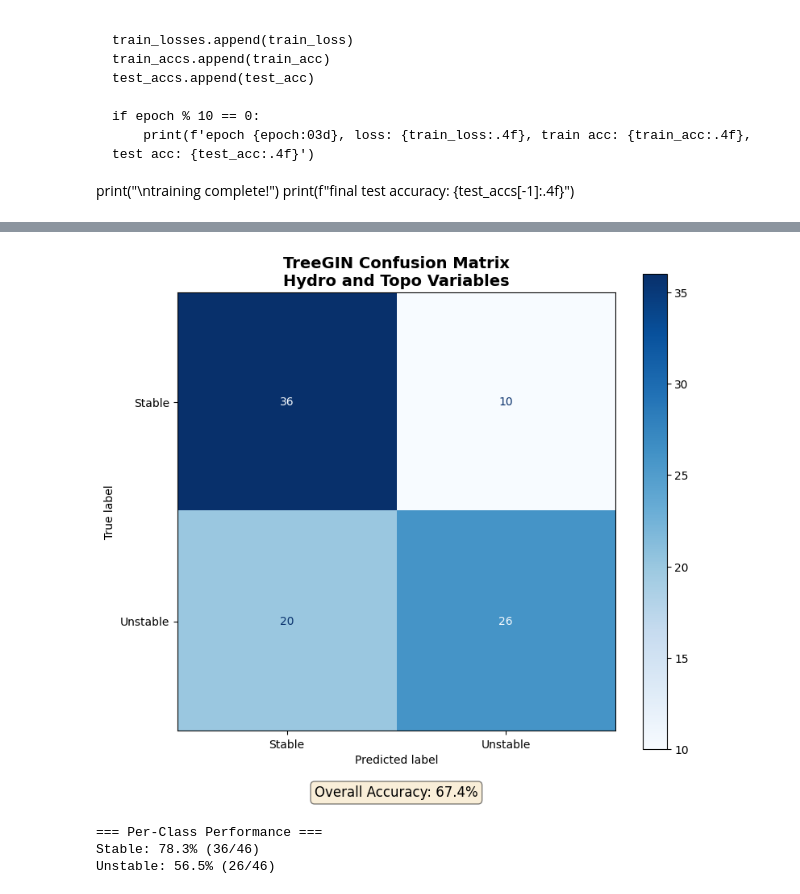
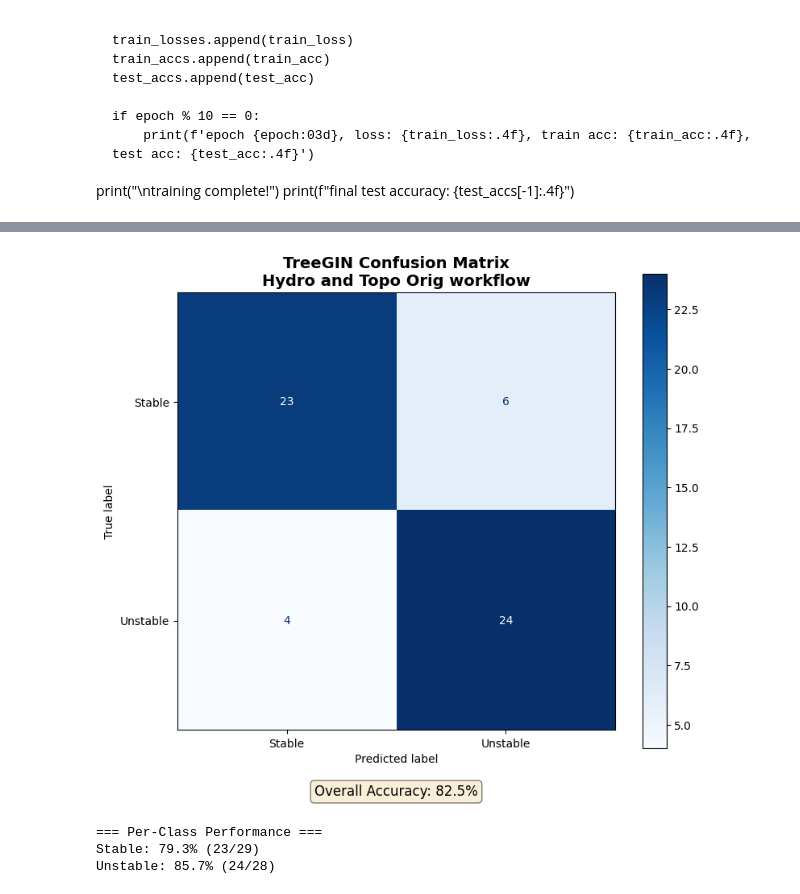
Before and after one commit to waltersn-maine/gdnn, a Jupyter notebook: WolfGraph/0.WolfGIN.ipynb, the cells around one changed output, grey strips where cells are left out. Cells and saved outputs as stored; diff of their text form; code cells hidden in the pictures.

```diff
--- a/WolfGraph/0.WolfGIN.ipynb
+++ b/WolfGraph/0.WolfGIN.ipynb
@@ -21,9 +21,10 @@ import random # to undersample trees
 torch.manual_seed(42)
 np.random.seed(42)
 # %%
-with open('wolfGraphSU.pkl','rb') as q:
+# check that SU** matches in .pkl and _trees!
+with open('wolfGraphSUVL.pkl','rb') as q:
     dataq = pickle.load(q)
-    SU_trees = dataq['SU_trees']
+    SU_trees = dataq['balanced_SUVL']
     wolfGraph = dataq['wolfGraph']
 print("loaded!")
 # %% [output]
@@ -42,8 +43,10 @@ def tree_to_pyg(tree_graph, label):
     for node in tree_graph.nodes():
         feat = [
             tree_graph.nodes[node]['elev'],
-            1.0 if tree_graph.nodes[node].get('is_source',False) else 0.0,
-            1.0 if tree_graph.nodes[node].get('is_source',False) else 0.0,
+            tree_graph.nodes[node]['slope'],
+            tree_graph.nodes[node]['curve'],
+            #1.0 if tree_graph.nodes[node].get('is_source',False) else 0.0,
+            #1.0 if tree_graph.nodes[node].get('is_source',False) else 0.0,
             tree_graph.nodes[node].get('max_vel', 0.0),
             tree_graph.nodes[node].get('mean_vel', 0.0),
             tree_graph.nodes[node].get('tidal_range', 0.0),
@@ -101,7 +104,7 @@ label distribution:
 from sklearn.model_selection import train_test_split
 train_idx, test_idx = train_test_split(
     range(len(pyg_dataset)),
-    test_size=0.2,
+    test_size=0.1,
     random_state=42,
     stratify=[d.y.item() for d in pyg_dataset]
 )
@@ -304,7 +307,7 @@ def test(loader):
 best_test_acc = 0
 best_model = None
 checkpoint = None
-patience = 50
+patience = 15
 no_improve_count = 0
 max_epochs = 300
 train_losses = []
@@ -455,36 +529,36 @@ with torch.no_grad():
         data = data.to(device)
         out = model(data)
         pred = out.argmax(dim=1)
         all_preds.extend(pred.cpu().numpy())
         all_labels.extend(data.y.cpu().numpy())
 
 # Create confusion matrix
 cm = confusion_matrix(all_labels, all_preds)
 
 # Plot
 fig, ax = plt.subplots(figsize=(8, 7))
 disp = ConfusionMatrixDisplay(confusion_matrix=cm,
                                display_labels=['Stable', 'Unstable'])
 disp.plot(ax=ax, cmap='Blues', values_format='d')
-ax.set_title('TreeGIN Confusion Matrix\nHydro and Topo Variables', fontsize=14, fontweight='bold')
+ax.set_title('TreeGIN Confusion Matrix\nHydro and Topo Orig workflow', fontsize=14, fontweight='bold')
 
 # Add accuracy to plot
 acc = np.trace(cm) / np.sum(cm)
 ax.text(0.5, -0.15, f'Overall Accuracy: {acc:.1%}',
         transform=ax.transAxes, ha='center', fontsize=12,
         bbox=dict(boxstyle='round', facecolor='wheat', alpha=0.5))
 
 plt.tight_layout()
-#plt.savefig('fig_459hydroTopoSU69_confM.png', dpi=300, bbox_inches='tight')
+plt.savefig('fig_564hydroTopoSUVL3_cm.png', dpi=300, bbox_inches='tight')
 plt.show()
 
 # Print per-class accuracy
 print("\n=== Per-Class Performance ===")
 for i, label in enumerate(['Stable', 'Unstable']):
     class_acc = cm[i, i] / cm[i, :].sum() if cm[i, :].sum() > 0 else 0
     print(f"{label}: {class_acc:.1%} ({cm[i, i]}/{cm[i, :].sum()})")
 # %% [output]
-[figure, old version]
+[figure, new version]
 === Per-Class Performance ===
-Stable: 78.3% (36/46)
-Unstable: 56.5% (26/46)
+Stable: 79.3% (23/29)
+Unstable: 85.7% (24/28)
```
Also changed, not shown: parts of 11 cells of this notebook, 13 other files.
